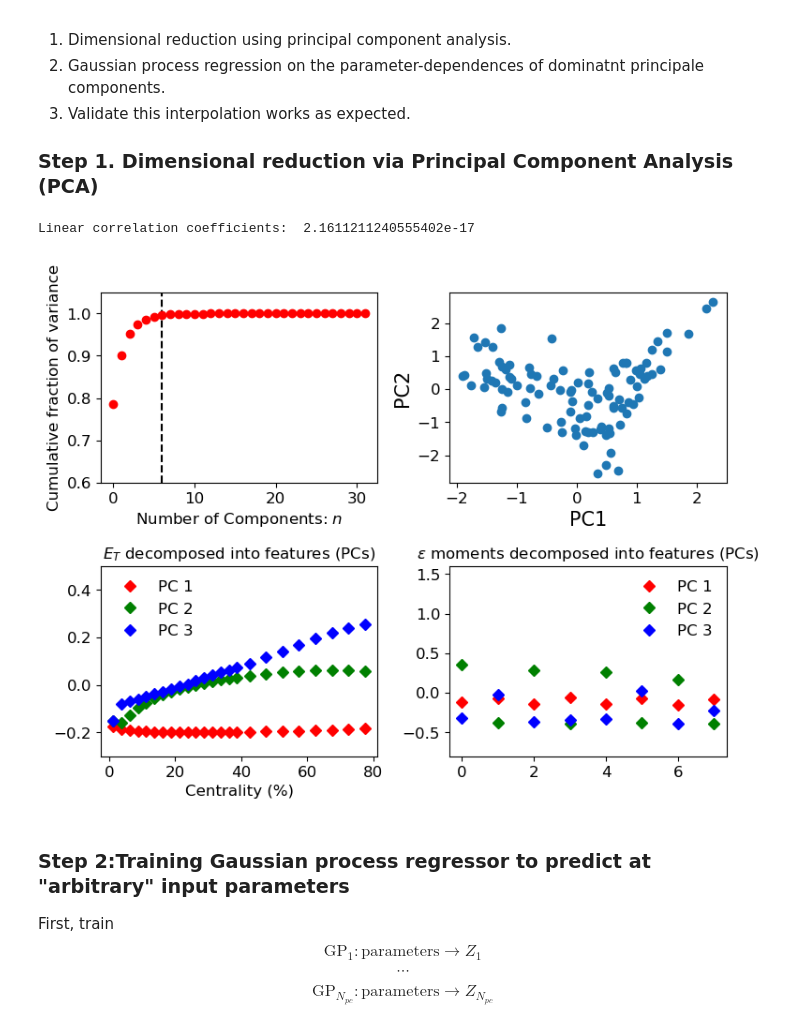
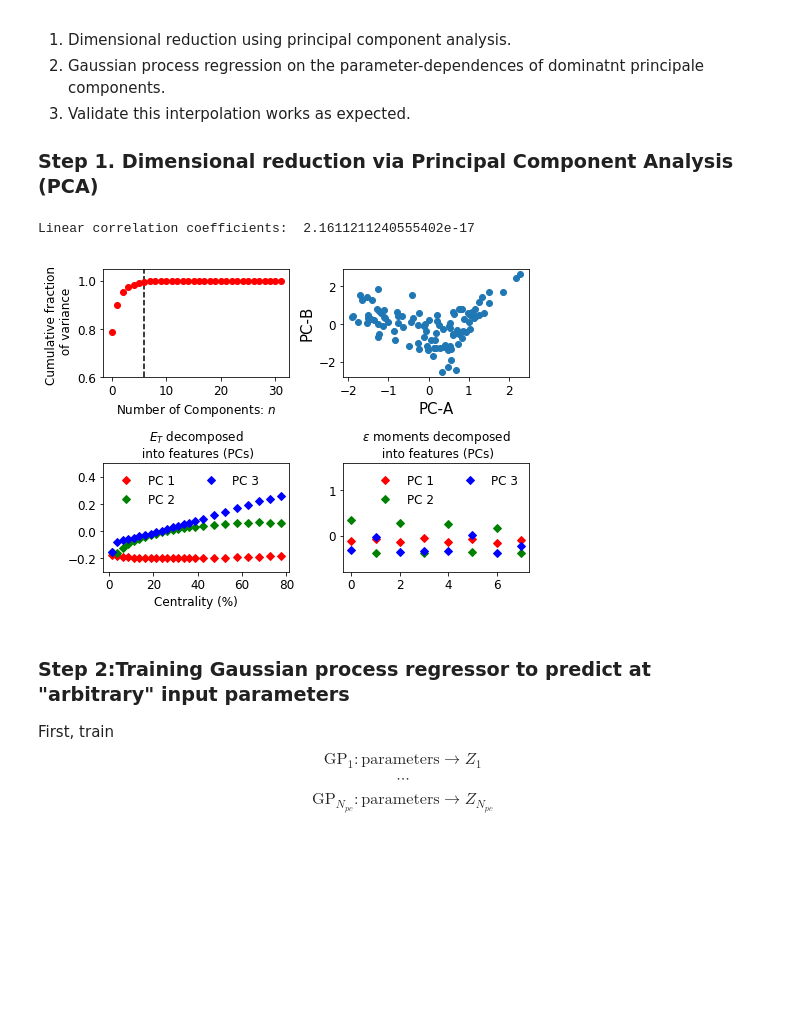
Before and after one commit to keweiyao/JETSCAPE2020-TRENTO-BAYES, a Jupyter notebook: trento-bayes.ipynb, the cells around one changed output. Saved outputs shown, nothing was run; the diff lists cells and outputs as text; code cells hidden in the pictures; blank space fills up the shorter version.

```diff
--- a/trento-bayes.ipynb
+++ b/trento-bayes.ipynb
@@ -526,59 +529,54 @@ npc = 6
 # And constuct the PCA transfromer
 transformer = Standardlization_PCA(model_data, Npc=npc)
 # %%
-########## Block 17 ##############
-# In this block, let's examine
-# 1. Which PCs are important?
-# 2. What PCs look like?
-# 3. Are they linealy uncorrelated?
-# 4. Are their residue non-linear correlation?
-fig, ((ax1, ax2),(ax3, ax4)) = plt.subplots(ncols=2, nrows=2,
-                                            figsize=(8,6))
+########## Block 17 ###########################
+# >>>>>>>>>>>>>>>>>>>>>>>>>>>>>>>>>>>>>>>>>>>>>
+# Q1: Which PCs are important?
+# Q2: What PCs look like?
+# Q3: Are they linealy uncorrelated?
+# Q4: Are their residue non-linear correlation?
+# >>>>>>>>>>>>>>>>>>>>>>>>>>>>>>>>>>>>>>>>>>>>>
+fig, ((ax1, ax2),(ax3, ax4)) = plt.subplots(2,2,figsize=(7,5))
 
 # Subplot 1: plot the cumulative variance contained in the first
 #            n principle components
 ax1.plot(transformer.CumulativeVariance,'ro')
 ax1.set_xlabel(r'Number of Components: $n$')
-ax1.set_ylabel('Cumulative fraction of variance')
+ax1.set_ylabel('Cumulative fraction \n of variance')
 ax1.vlines(npc, .6, 1.2, linestyles='dashed')
 ax1.set_ylim(.6,1.05)
 
 # Subplot 2: plot the 2D scattered plot of any two PCs
 #            Check the covariance between them, are they small?
 #            Is there some non-linear structure in the plot?
 Z1 = transformer.TransformedObs[:, 0]
 Z2 = transformer.TransformedObs[:, 1]
 ax2.scatter(Z1, Z2)
 cov = np.cov(Z1, Z2)
 print("Linear correlation coefficients: ",
       cov[1,0]/np.sqrt(cov[0,0]*cov[1,1]))
-ax2.set_xlabel('PC1', fontsize=15)
-ax2.set_ylabel('PC2', fontsize=15)
-
+ax2.set_xlabel('PC-A', fontsize=15)
+ax2.set_ylabel('PC-B', fontsize=15)
 
 # Subplot 3-4: plot the first few pinciple components
 #              a new basis for parametrzing the D.o.F
 #              present in the observables.
 for i, (it, color) in \
         enumerate(zip(transformer.Features, 'rgb')):
     ax3.plot(obs['0']['ET']['x'],it[:24], 'D', color=color, label='PC {}'.format(i+1))
+    ax4.plot(it[24:], 'D', color=color, label='PC {}'.format(i+1))
 ax3.set_xlabel('Centrality (%)')
-ax3.set_title(r"$E_T$ decomposed into features (PCs)")
-ax3.legend()
+ax3.set_title(r"$E_T$ decomposed"+"\n into features (PCs)")
+ax3.legend(ncol=2)
 ax3.set_ylim(-.3, .5)
-
-
-for i, (comp, color) in \
-        enumerate(zip(transformer.Features, 'rgb')):
-    ax4.plot(comp[24:], 'D', color=color, label='PC {}'.format(i+1))
-ax4.set_title(r"$\epsilon$ moments decomposed into features (PCs)")
-ax4.legend()
+ax4.set_title(r"$\epsilon$ moments decomposed"+"\n into features (PCs)")
+ax4.legend(ncol=2)
 ax4.set_ylim(-.8,1.6)
 
 plt.tight_layout(True)
 # %% [output]
 Linear correlation coefficients:  2.1611211240555402e-17
-[figure, old version]
+[figure, new version]
 # %% [markdown]
 ### Step 2:Training Gaussian process regressor to predict at "arbitrary" input parameters
 
```
Also changed, not shown: parts of 22 cells of this notebook, 2 other files.
